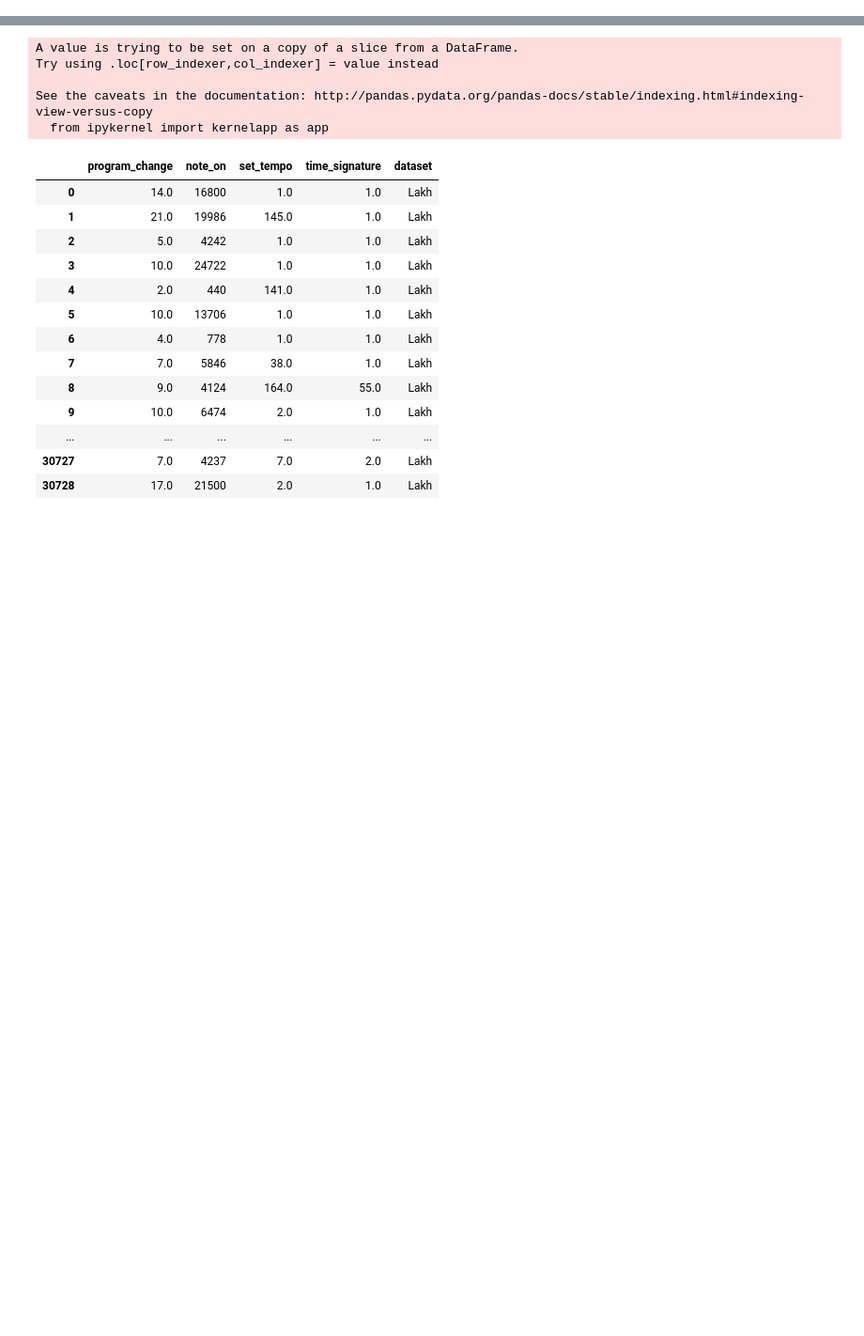
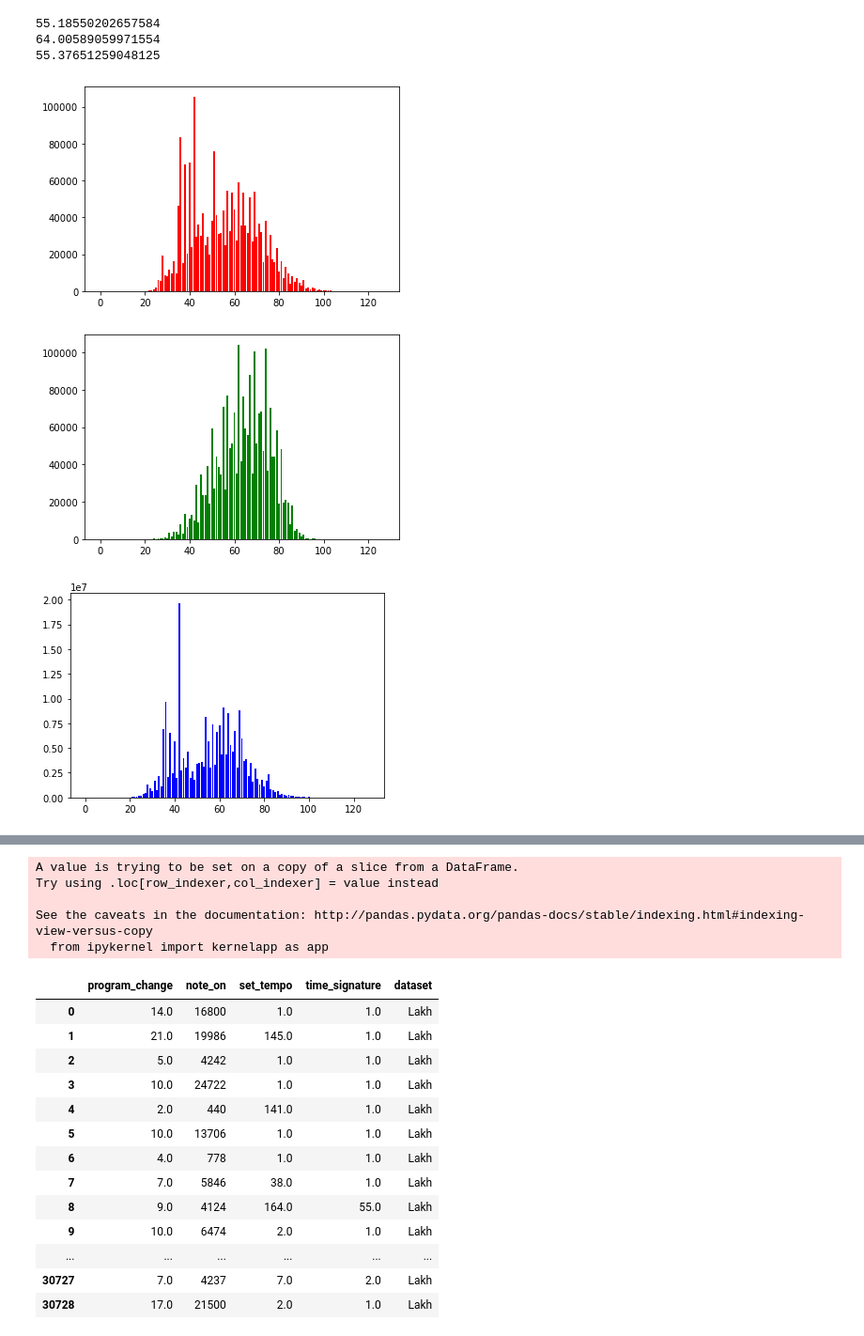
Before and after one commit to midi-ld/midistats, a Jupyter notebook: TISMIR MIDI statistics.ipynb, the cells around one changed output, grey strips where cells are left out. Shown: that part at 94% size. Drawn from its saved outputs; the diff is of its cells as text; code cells hidden in the pictures; blank space fills up the shorter version.

Commit message:
latest plots

```diff
--- a/TISMIR MIDI statistics.ipynb
+++ b/TISMIR MIDI statistics.ipynb
@@ -1,8 +0,0 @@
-# %%
-from ast import literal_eval
-
-with open('stats.json') as f:
-    mainlist = [literal_eval(line) for line in f]
-
-d = mainlist[0]
-d
@@ -26,0 +1,58 @@ d
+# %%
+from ast import literal_eval
+import matplotlib.pyplot as plt
+
+# Paper order: slac, musedata, lakh
+
+with open('slac.py') as f:
+    mainlist = [literal_eval(line) for line in f]
+
+slac = mainlist[0]
+
+with open('musedata.py') as f:
+    mainlist = [literal_eval(line) for line in f]
+
+musedata = mainlist[0]
+
+with open('lakh.py') as f:
+    mainlist = [literal_eval(line) for line in f]
+
+lakh = mainlist[0]
+
+
+notes_slac = {}
+notes_musedata = {}
+notes_lakh = {}
+for i in range(128):
+    notes_slac[i] = slac['note_' + str(i)]
+    notes_musedata[i] = musedata['note_' + str(i)]
+    notes_lakh[i] = lakh['note_' + str(i)]
+
+def average(d):
+    avg = 0
+    total = 0
+    for key, value in d.items():
+        avg += (key * value)
+        total += value
+    avg = avg / total
+    return avg
+
+print(average(notes_slac))
+print(average(notes_musedata))
+print(average(notes_lakh))
+
+plt.bar(notes_slac.keys(), notes_slac.values(), color='r')
+plt.show()
+
+plt.bar(notes_musedata.keys(), notes_musedata.values(), color='g')
+plt.show()
+
+plt.bar(notes_lakh.keys(), notes_lakh.values(), color='b')
+plt.show()
+# %% [output]
+55.18550202657584
+64.00589059971554
+55.37651259048125
+[figure, added]
+[figure, added]
+[figure, added]
```
Also changed, not shown: parts of 5 cells of this notebook, 3 other files.
